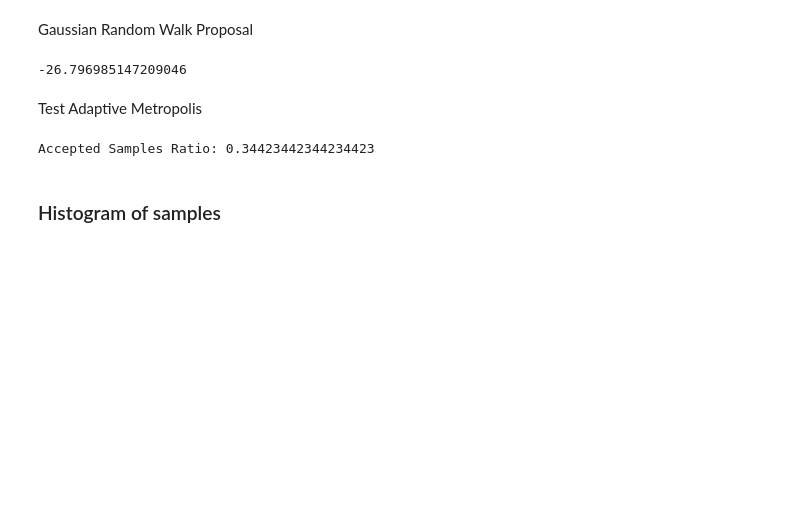
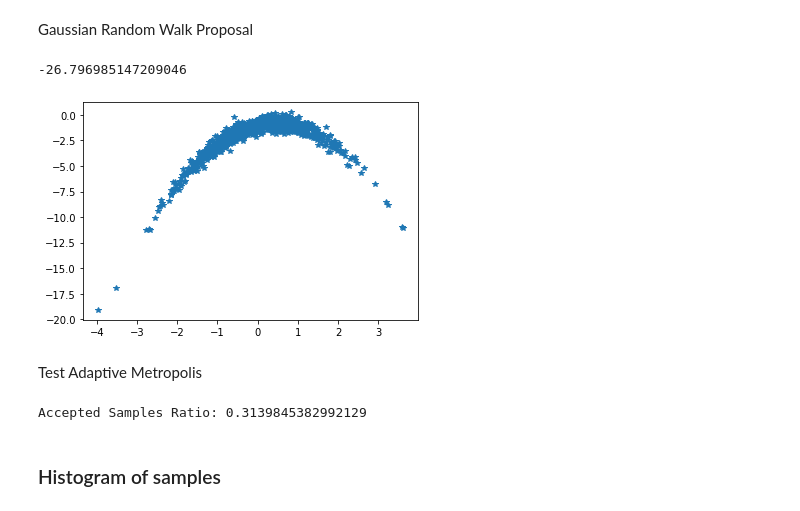
Before and after one commit to hardikparwana/aerosp567, a Jupyter notebook: Project 2/Project2_2.ipynb, the cells around one changed output. Drawn from its saved outputs; the diff is of its cells as text; code cells hidden in the pictures; blank space fills up the shorter version.

```diff
--- a/Project 2/Project2_2.ipynb
+++ b/Project 2/Project2_2.ipynb
@@ -194,37 +196,38 @@ def banana_sampler():
     cov_sqrt = scipy.linalg.sqrtm(cov)
     y = cov_sqrt @ np.random.randn(gauss_mean.shape[0],1)
     x1 = y[0,0]
     x2 = y[1,0] - 1 - x1**2
     return np.array([x1,x2])
 
 def banana_log_pdf(x):
     gauss_mean = np.array([0,0]).reshape(-1,1)
     cov = np.array([ [1, 0.9],[0.9, 1] ])
     cov_sqrt = scipy.linalg.sqrtm(cov)
     y1 = x[0]
     y2 = x[1] + 1 + x[0]**2
     y = np.array([y1, y2]).reshape(-1,1)
 
     d = y.shape[0]
     preexp = 1.0 / (2.0 * np.pi)**(d/2) / np.linalg.det(cov)**0.5
     exp = - 0.5 * y.T @ np.linalg.inv(cov) @ y
     out = np.log(preexp) + exp
     return out[0,0]
 
 
 
 # proposal_rw_sampler(np.array([ [1],[2] ]), np.array( [ [1.0, 0.5],[0.5, 1.0] ] ))
 # proposal_rw_logpdf(np.array([ 1,2 ]), np.array([0,0]), np.array( [ [1.0, 0.5],[0.5, 1.0] ] ))
 #banana_sampler()
 # Testing banana sampler
-# x = []
-# y = []
-# for i in range(1000):
-#     sample = banana_sampler()
-#     x.append(sample[0]); y.append(sample[1])
-# plt.plot(x,y,'*')
+x = []
+y = []
+for i in range(1000):
+    sample = banana_sampler()
+    x.append(sample[0]); y.append(sample[1])
+plt.plot(x,y,'*')
 
 banana_log_pdf(np.array([1,2]))
 # %% [output]
 -26.796985147209046
+[figure, added]
 # %%
@@ -295,17 +316,17 @@ def adaptive_mhmcmc(starting_sample, starting_cov, num_samples, target_logpdf, p
 # %% [markdown]
 Test Adaptive Metropolis
 # %%
-num_samples = 10000
+num_samples = 100000
 dim = 2
 initial_sample = np.random.randn(2) # random location
 initial_covariance = np.array([ [1,0],[0,1] ])
 
 samples, ar = adaptive_mhmcmc(initial_sample, initial_covariance, num_samples, banana_log_pdf,
-                     proposal_rw_logpdf, proposal_rw_sampler)
+                     proposal_rw_logpdf, proposal_rw_sampler, adapt=True)
 
 print("Accepted Samples Ratio:", ar)
 # %% [output]
-Accepted Samples Ratio: 0.34423442344234423
+Accepted Samples Ratio: 0.3139845382992129
 # %% [markdown]
 ### Histogram of samples
 # %%
```
Also changed, not shown: parts of 12 cells of this notebook.
